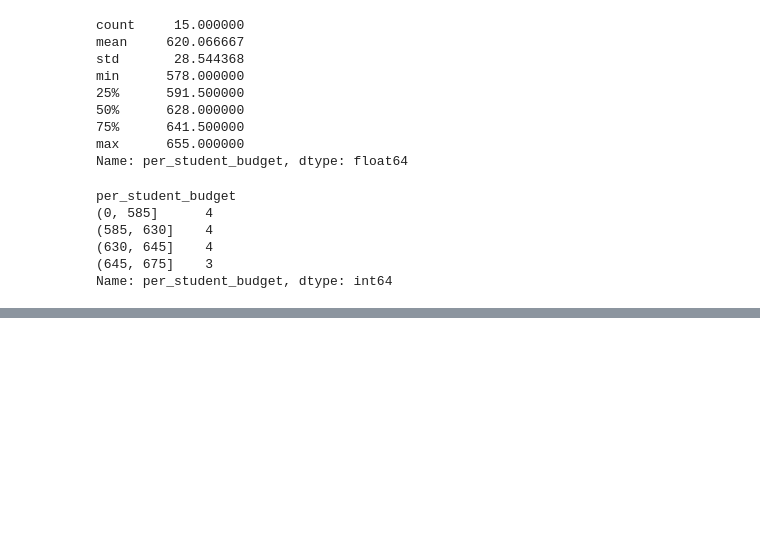
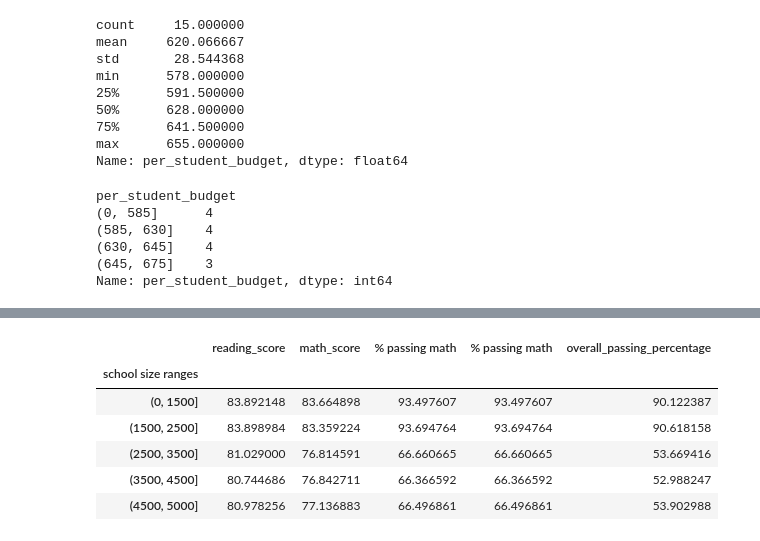
Before and after one commit to ccwillmore/School_District_Analysis, a Jupyter notebook: PyCitySchools_Challenge_Testing.ipynb, the cells around one changed output, grey strips where cells are left out. Saved outputs shown, nothing was run; the diff lists cells and outputs as text; code cells hidden in the pictures; blank space fills up the shorter version.

```diff
--- a/PyCitySchools.ipynb
+++ b/PyCitySchools_Challenge_Testing.ipynb
@@ -790,0 +798,5 @@ per_spending_range_data_df
+# %%
+school_size_data = pd.Series(per_school_data_summary_df['students_per_school'])
+school_size_data.describe()
+school_bins = [0,1500,2500,3500,4500,5000]
+pd.cut(school_size_data,school_bins)
@@ -790,0 +822,5 @@ per_spending_range_data_df
+# %%
+school_size_data.groupby(pd.cut(school_size_data,school_bins)).count()
+group_labels = ['< 1499','1500 - 2499','2500 - 3499','3500 - 4499','4500 - 4999']
+# %%
+per_school_data_summary_df['school size ranges']=pd.cut(school_size_data,school_bins,group_labels)
@@ -790,0 +837,11 @@ per_spending_range_data_df
+# %%
+school_size_data_df = per_school_data_summary_df.groupby(['school size ranges'])[['reading_score','math_score','% passing math','% passing math','overall_passing_percentage']].mean()
+school_size_data_df
+# %% [output]
+|  | reading_score | math_score | % passing math | % passing math | overall_passing_percentage |
+| school size ranges |  |  |  |  |  |
+| (0, 1500] | 83.892148 | 83.664898 | 93.497607 | 93.497607 | 90.122387 |
+| (1500, 2500] | 83.898984 | 83.359224 | 93.694764 | 93.694764 | 90.618158 |
+| (2500, 3500] | 81.029000 | 76.814591 | 66.660665 | 66.660665 | 53.669416 |
+| (3500, 4500] | 80.744686 | 76.842711 | 66.366592 | 66.366592 | 52.988247 |
+| (4500, 5000] | 80.978256 | 77.136883 | 66.496861 | 66.496861 | 53.902988 |
```
Also changed, not shown: parts of 3 cells of this notebook, 2 other files.
